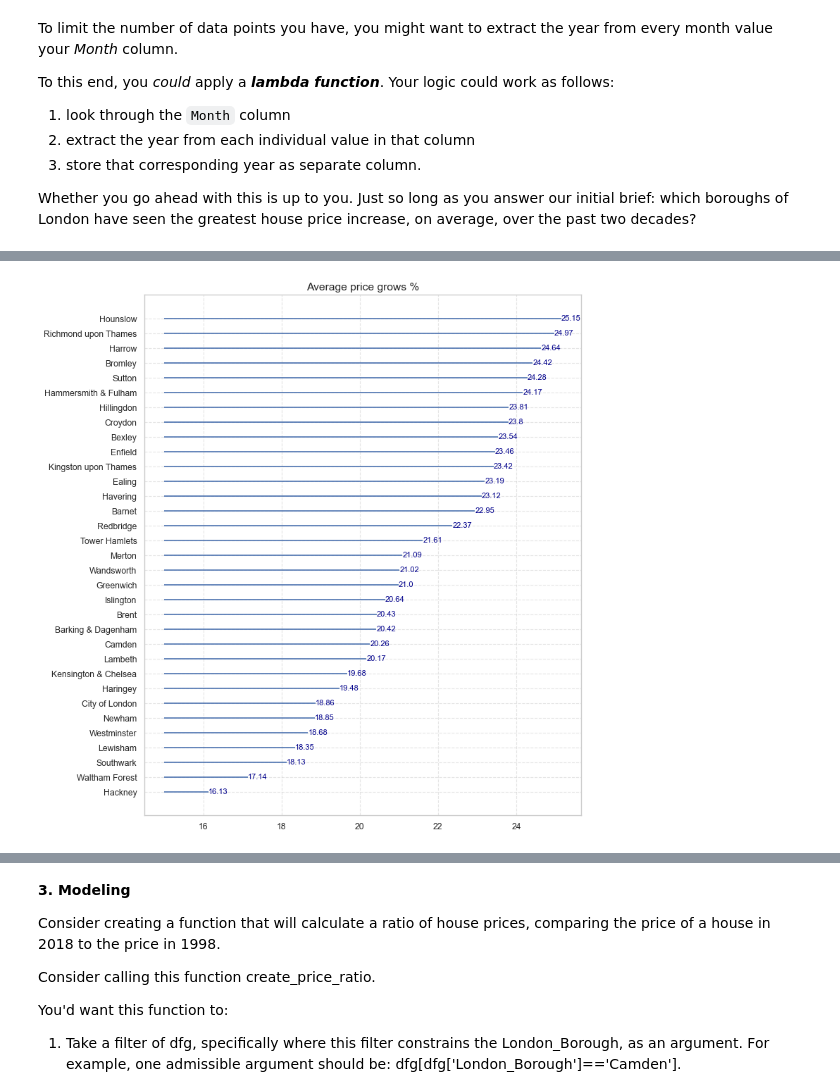
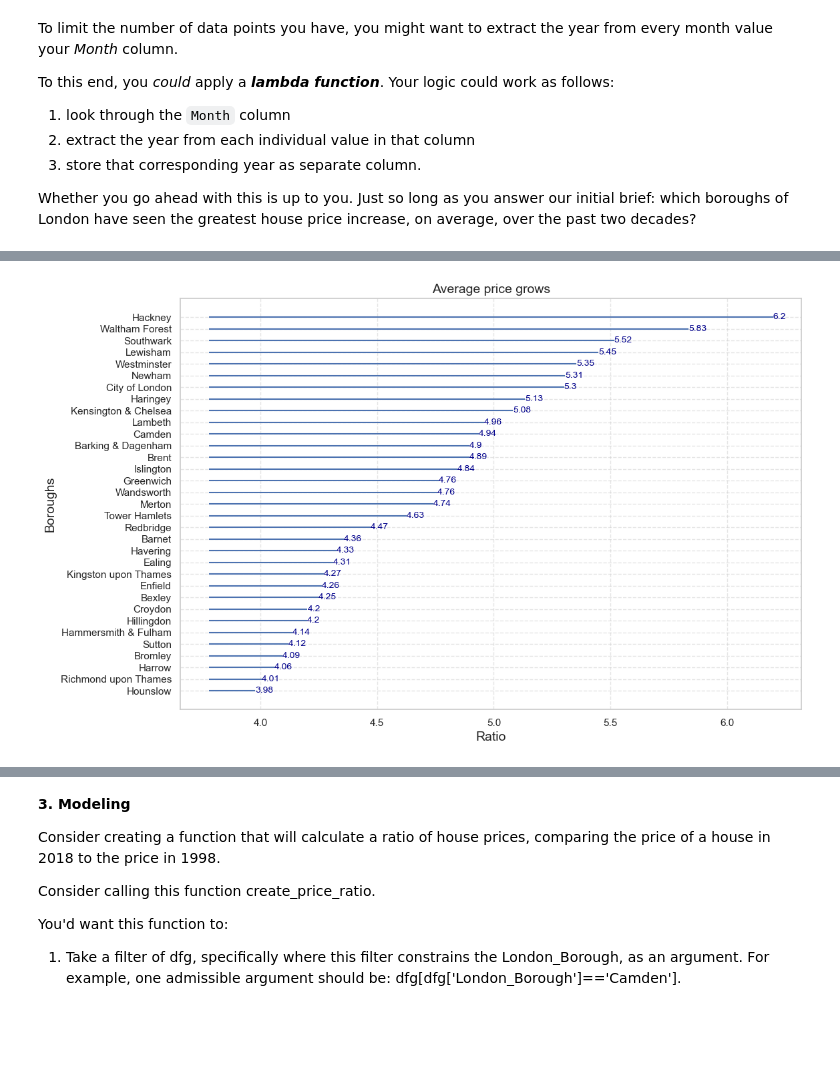
Before and after one commit to gritsenkosasha/springboard, a Jupyter notebook: Unit 4/Unit 4 Challenge - Tier 3_Ahrytsenka.ipynb, the cells around one changed output, grey strips where cells are left out. Drawn from its saved outputs; the diff is of its cells as text; code cells hidden in the pictures; blank space fills up the shorter version.

```diff
--- a/Unit 4/Unit 4 Challenge - Tier 3_Ahrytsenka.ipynb
+++ b/Unit 4/Unit 4 Challenge - Tier 3_Ahrytsenka.ipynb
@@ -240,11 +234,17 @@ g.set(ylim=(0, 0.8e6))
 # %%
+plt.figure(figsize=(12, 10))
+sns.set_context("notebook")
 g=sns.relplot(x='Boroughs', y='Average price',
     data=df_y,
     hue = 'Year',
     kind='scatter',
     size='Year',
-    alpha = 0.8)
+    alpha = 0.8,
+    aspect=1.7)
 
-g.set(ylim=(0, 1.5e6))
-g.ax.tick_params('x', labelrotation=90)
+g.set_xticklabels(rotation=75)
+
+plt.title('Average Property Prices')
+plt.xlabel('Boroughs')
+plt.ylabel('Average Price (£)')
 # %% [output]
@@ -259,13 +261,15 @@ To this end, you *could* apply a ***lambda function***. Your logic could work as
 
 Whether you go ahead with this is up to you. Just so long as you answer our initial brief: which boroughs of London have seen the greatest house price increase, on average, over the past two decades?
 # %%
-y1=1998
-y2=2018
+y2=1998
+y1=2018
 
-df_r = df_y[df_y['Year'].isin([y1,y2])].pivot(columns = 'Year',index = 'Boroughs', values = 'Average price').reset_index()
+df_r = df_y[df_y['Year'].isin([y1,y2])].\
+pivot(columns = 'Year',index = 'Boroughs', values = 'Average price' ).\
+reset_index()
+df_r.rename_axis('index',axis=1, inplace=True)
+df_r['Ratio'] = df_r[y1] / df_r[y2]
+df_r['Diff_abs'] = df_r[y1] - df_r[y2]
 
-df_r['Ratio'] = 100*(df_r[1998] / df_r[2018])
-df_r['Diff_abs'] = df_r[2018] - df_r[1998]
-
-display(df_r)
+display(df_r.head())
 # %% [output]
@@ -289,15 +282,17 @@ display(df_r)
 # %%
 df_r.sort_values('Ratio', inplace=True)
-plt.figure(figsize=(10, 12), dpi=80)
+plt.figure(figsize=(12, 8))
 
-plt.hlines(y=df_r.Boroughs, xmin=15, xmax=df_r.Ratio)
+plt.hlines(y=df_r.Boroughs, xmin=min(df_r.Ratio)*0.95, xmax=df_r.Ratio)
+for x, y, tex in zip(df_r.Ratio, df_r.Boroughs, df_r.Ratio):
+    t = plt.text(x, y, round(tex, 2),
+    horizontalalignment='right' if x < 0 else 'left',
+    verticalalignment='center', fontdict={'color': 'red' if x < 0 else 'darkblue', 'size': 10})
 
-for x, y, tex in zip(df_r.Ratio, df_r.Boroughs, df_r.Ratio):
-    t = plt.text(x, y, round(tex, 2), horizontalalignment='right' if x < 0 else 'left', verticalalignment='center', fontdict={'color': 'red' if x < 0 else 'darkblue', 'size': 10})
-
-#plt.yticks(d1.index, d1.brand, fontsize=12)
-plt.title("Average price grows %", fontdict={"size": 14})
+plt.title("Average price grows", fontdict={"size": 14})
+plt.xlabel("Ratio", fontdict={"size": 14})
+plt.ylabel("Boroughs", fontdict={"size": 14})
 plt.grid(linestyle = '--', alpha=0.5)
 plt.show()
 # %% [output]
-[figure, old version]
+[figure, new version]
```
Also changed, not shown: parts of 9 cells of this notebook.
